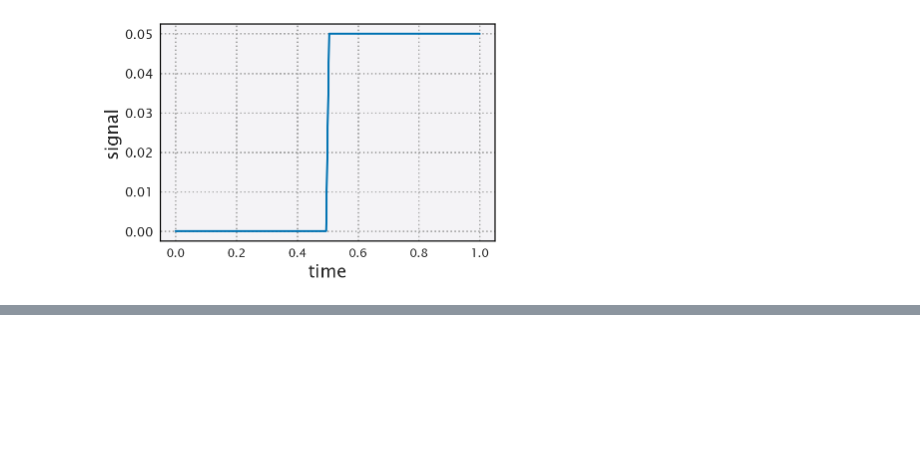
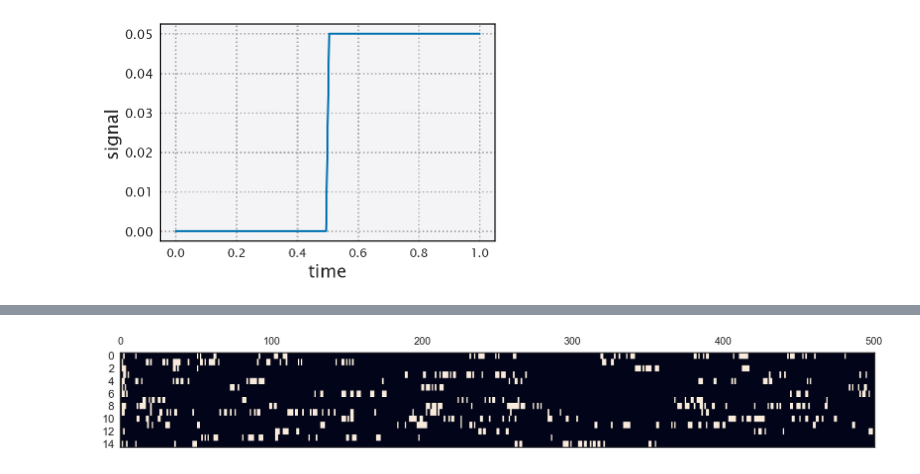
Before and after one commit to dangeles/WormsDream, a Jupyter notebook: src/integrate_and_fire.ipynb, the cells around one changed output, grey strips where cells are left out. Cells and saved outputs as stored; diff of their text form; code cells hidden in the pictures; blank space fills up the shorter version.

```diff
--- a/src/integrate_and_fire.ipynb
+++ b/src/integrate_and_fire.ipynb
@@ -243,0 +307,38 @@ plt.matshow(fire_array, aspect='auto')
+# %%
+# Define number of neurons
+n_neurons = np.sum(block_sizes)
+# Define neurons initial condition
+v_init = np.zeros(n_neurons)
+
+# Define resting and threshold voltages
+V_rest = 0
+V_thresh = 1
+
+# Define time variables
+time_steps = 500
+delta_t = 0.01
+refractory_time = 0
+
+# Define noise standard deviation
+sigma_noise = 1
+
+# Define array of interactions with signal where only one neuron receives the
+# signal
+s_array = np.zeros(n_neurons)
+# Transform an intra block neuron to be the communicator between blocks
+s_array[0] = 2
+s_array[-1] = 2
+# %%
+v_dynamics, fire_array, r = int_and_fire(v_init=v_init, time_steps=time_steps,
+                                      delta_t=delta_t,
+                                      refractory_time=refractory_time,
+                                      V_rest=V_rest, V_thresh=V_thresh / 10,
+                                      J_mat=J_mat, s_array=s_array,
+                                      kwargs={'ts' : 5, 'sign':10},
+                                      sigma_noise=sigma_noise,
+                                      signal_fun=step_fun)
+# %%
+with sns.axes_style('white'):
+    plt.matshow(fire_array, aspect='auto')
+# %% [output]
+[figure, added]
```
Also changed, not shown: parts of 12 cells of this notebook.
